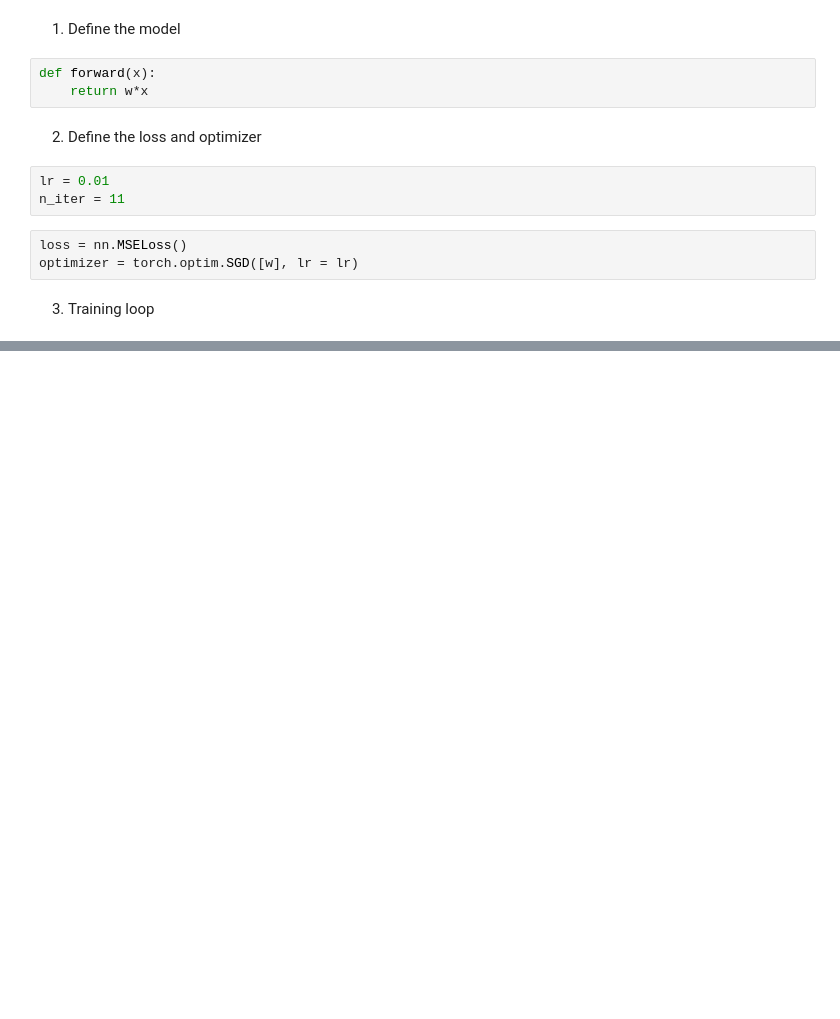
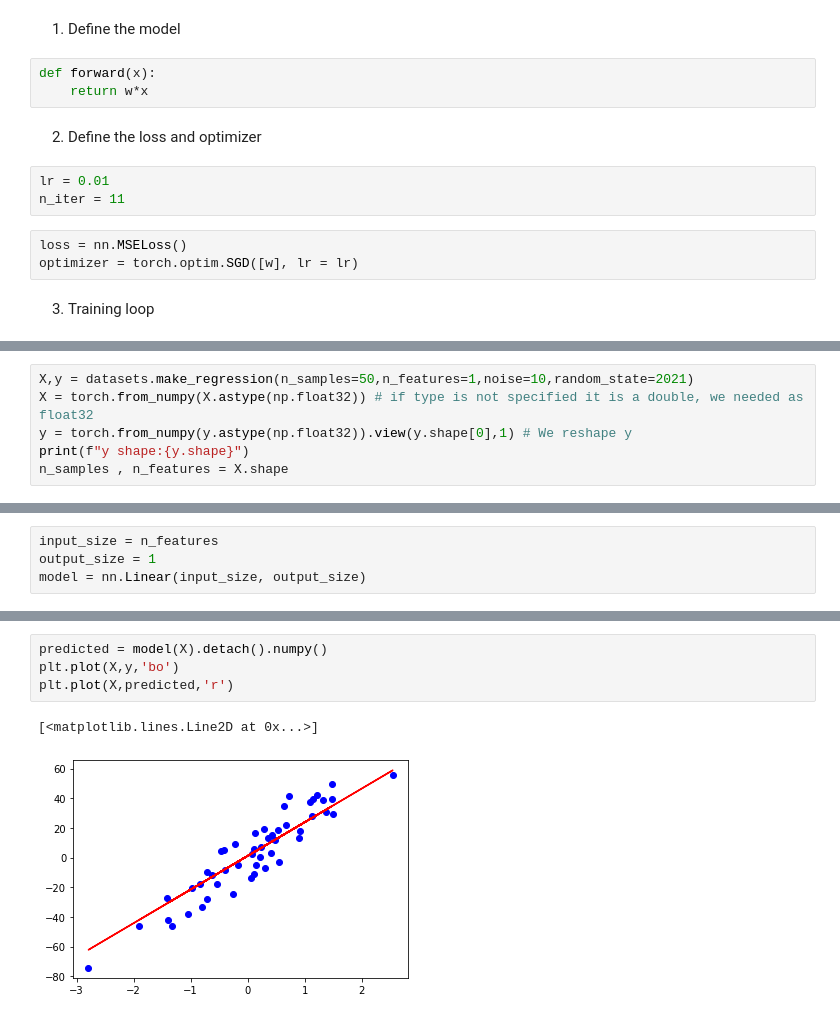
Before and after one commit to NunezKant/Pytorch_tuto, a Jupyter notebook: autograd.ipynb, the cells around one changed output, grey strips where cells are left out. Drawn from its saved outputs; the diff is of its cells as text; blank space fills up the shorter version.

Commit message:
Simple Linear Regression example added

```diff
--- a/autograd.ipynb
+++ b/autograd.ipynb
@@ -176,0 +183,6 @@ We can see how our loss decreases with epochs, and our weight is adjusted.
+# %%
+X,y = datasets.make_regression(n_samples=50,n_features=1,noise=10,random_state=2021)
+X = torch.from_numpy(X.astype(np.float32)) # if type is not specified it is a double, we needed as float32
+y = torch.from_numpy(y.astype(np.float32)).view(y.shape[0],1) # We reshape y
+print(f"y shape:{y.shape}")
+n_samples , n_features = X.shape
@@ -176,0 +193,4 @@ We can see how our loss decreases with epochs, and our weight is adjusted.
+# %%
+input_size = n_features
+output_size = 1
+model = nn.Linear(input_size, output_size)
@@ -176,0 +221,7 @@ We can see how our loss decreases with epochs, and our weight is adjusted.
+# %%
+predicted = model(X).detach().numpy()
+plt.plot(X,y,'bo')
+plt.plot(X,predicted,'r')
+# %% [output]
+[<matplotlib.lines.Line2D at 0x...>]
+[figure, added]
```
Also changed, not shown: parts of 17 cells of this notebook, 2 other files.
